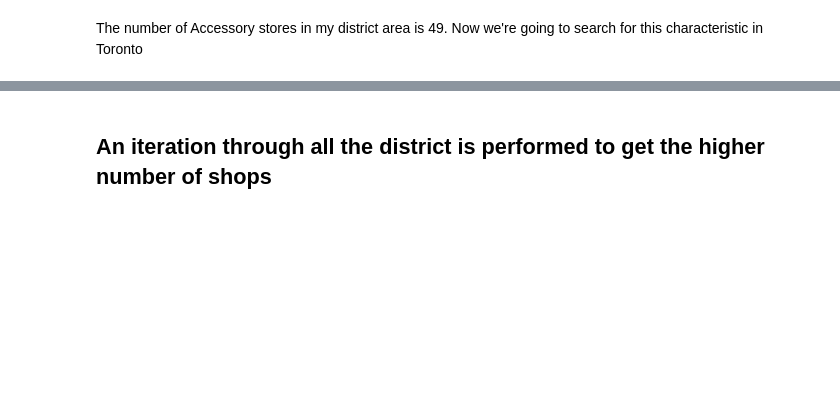
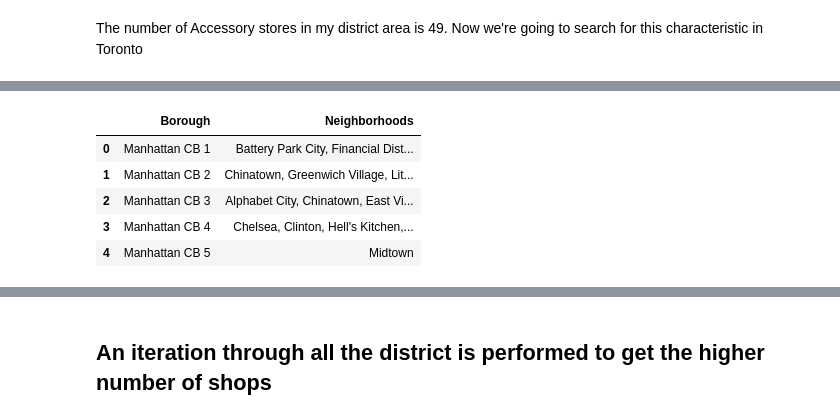
Before and after one commit to GUC83/github-coursera, a Jupyter notebook: the Battle of Neighborhoods.ipynb, the cells around one changed output, grey strips where cells are left out. Cells and saved outputs as stored; diff of their text form; code cells hidden in the pictures; blank space fills up the shorter version.

```diff
--- a/the Battle of Neighborhoods.ipynb
+++ b/the Battle of Neighborhoods.ipynb
@@ -405,0 +308,16 @@ finaldf.dropna()
+# %%
+# Selecting the columns we need and selecting manhattan.
+NY = NY[['Community Board(CB)','Neighborhoods']]
+
+NY.rename(columns = {'Community Board(CB)' : 'Borough'}, inplace = True)
+
+NY = NY[NY['Borough'].str.contains('Manhattan', na = False)]
+NY.reset_index(drop = True, inplace = True)
+NY.head()
+# %% [output]
+|  | Borough | Neighborhoods |
+| 0 | Manhattan CB 1 | Battery Park City, Financial Dist... |
+| 1 | Manhattan CB 2 | Chinatown, Greenwich Village, Lit... |
+| 2 | Manhattan CB 3 | Alphabet City, Chinatown, East Vi... |
+| 3 | Manhattan CB 4 | Chelsea, Clinton, Hell's Kitchen,... |
+| 4 | Manhattan CB 5 | Midtown |
```
Also changed, not shown: parts of 29 cells of this notebook.
